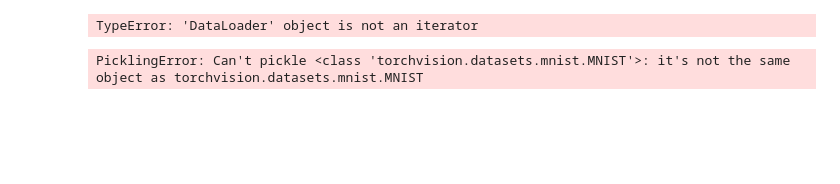
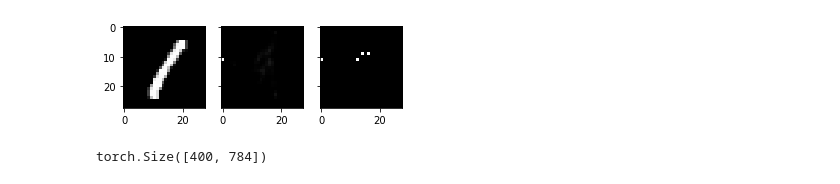
Before and after one commit to ckroiss/causalml, a Jupyter notebook: pyro_tutorials/vae_tutorial.ipynb, the cells around one changed output. Saved outputs shown, nothing was run; the diff lists cells and outputs as text; code cells hidden in the pictures; blank space fills up the shorter version.

```diff
--- a/pyro_tutorials/vae_tutorial.ipynb
+++ b/pyro_tutorials/vae_tutorial.ipynb
@@ -163,7 +167,7 @@ def evaluate(svi, test_loader, use_cuda=False):
 # %%
 # Run options
 LEARNING_RATE = 1.0e-3
-USE_CUDA = False
+USE_CUDA = True
 
 # Run only for a single iteration for testing
 NUM_EPOCHS = 1 if smoke_test else 100
@@ -212,11 +221,0 @@ PicklingError: Can't pickle <class 'torchvision.datasets.mnist.MNIST'>: it's not
-# %%
-for i in range(10):
-    x = next(train_loader)
-    print(x)
-# %% [output]
-TypeError: 'DataLoader' object is not an iterator
-# %%
-for x in train_loader.:
-    print(x)
-# %% [output]
-PicklingError: Can't pickle <class 'torchvision.datasets.mnist.MNIST'>: it's not the same object as torchvision.datasets.mnist.MNIST
@@ -222,0 +225,22 @@ PicklingError: Can't pickle <class 'torchvision.datasets.mnist.MNIST'>: it's not
+# %%
+def test_reconstruction(img):
+    rec_img_orig = vae.reconstruct_img((img // 255.).cuda()).cpu().detach().numpy()
+    rec_img = rec_img_orig.reshape((28, 28))
+    rec_img = rec_img / rec_img.max()
+    timg = torch.tensor(rec_img_orig)
+    timg = timg / timg.max()
+    timg = dist.Bernoulli(timg).sample()
+    timg = timg.reshape((28,28))
+    fig, axs = plt.subplots(nrows=1, ncols=3, sharey=True, figsize=(5, 3))
+    axs[0].imshow(img, cmap=plt.cm.gray)
+    axs[1].imshow(rec_img, cmap=plt.cm.gray)
+    axs[2].imshow(timg, cmap=plt.cm.gray)
+    return rec_img_orig
+# %%
+rimg = test_reconstruction(train_loader.dataset.data[3])
+# %% [output]
+[figure, added]
+# %%
+vae.state_dict()["encoder.fc1.weight"].size()
+# %% [output]
+torch.Size([400, 784])
```
Also changed, not shown: parts of 6 cells of this notebook, 11 other files.
